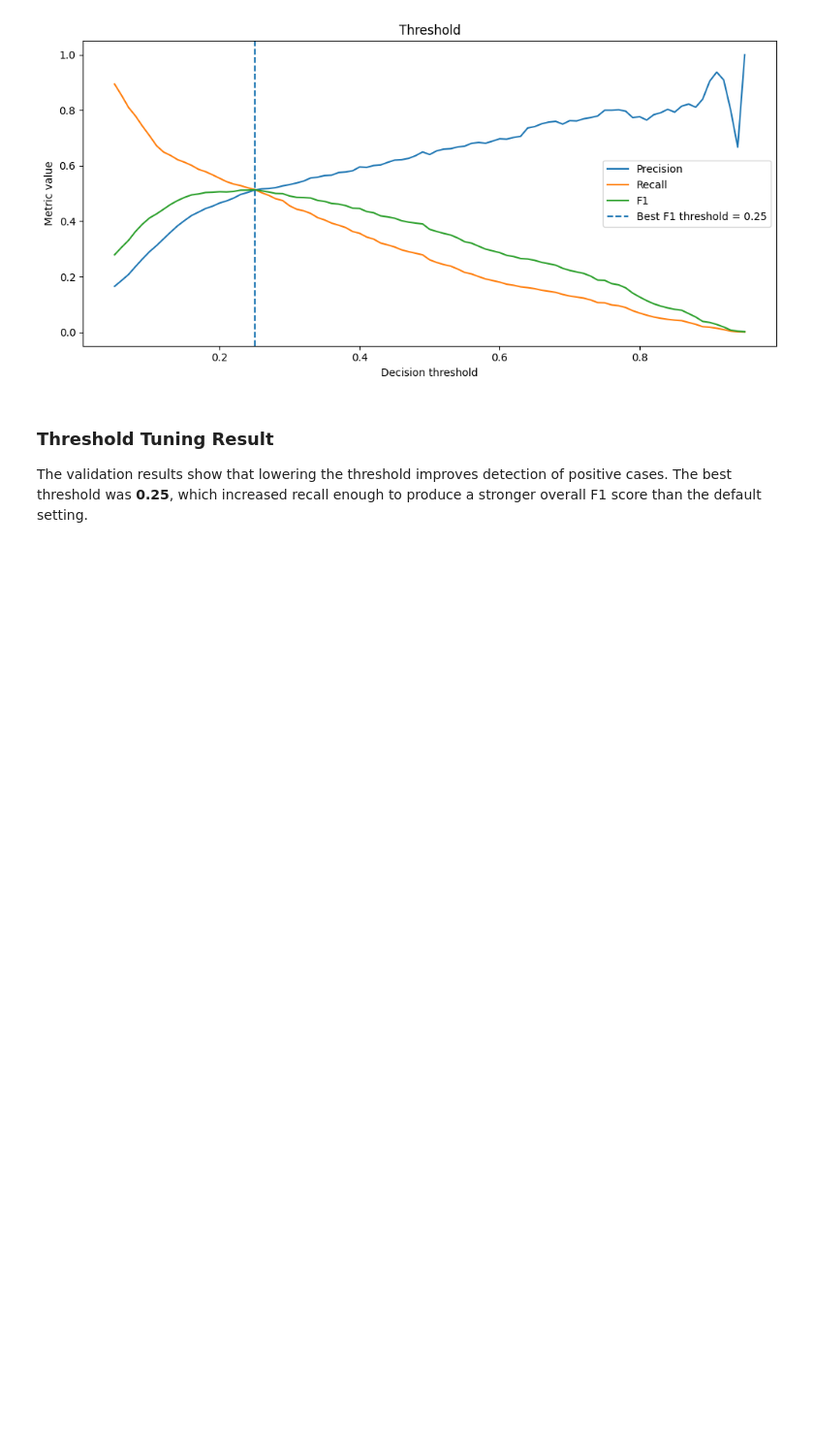
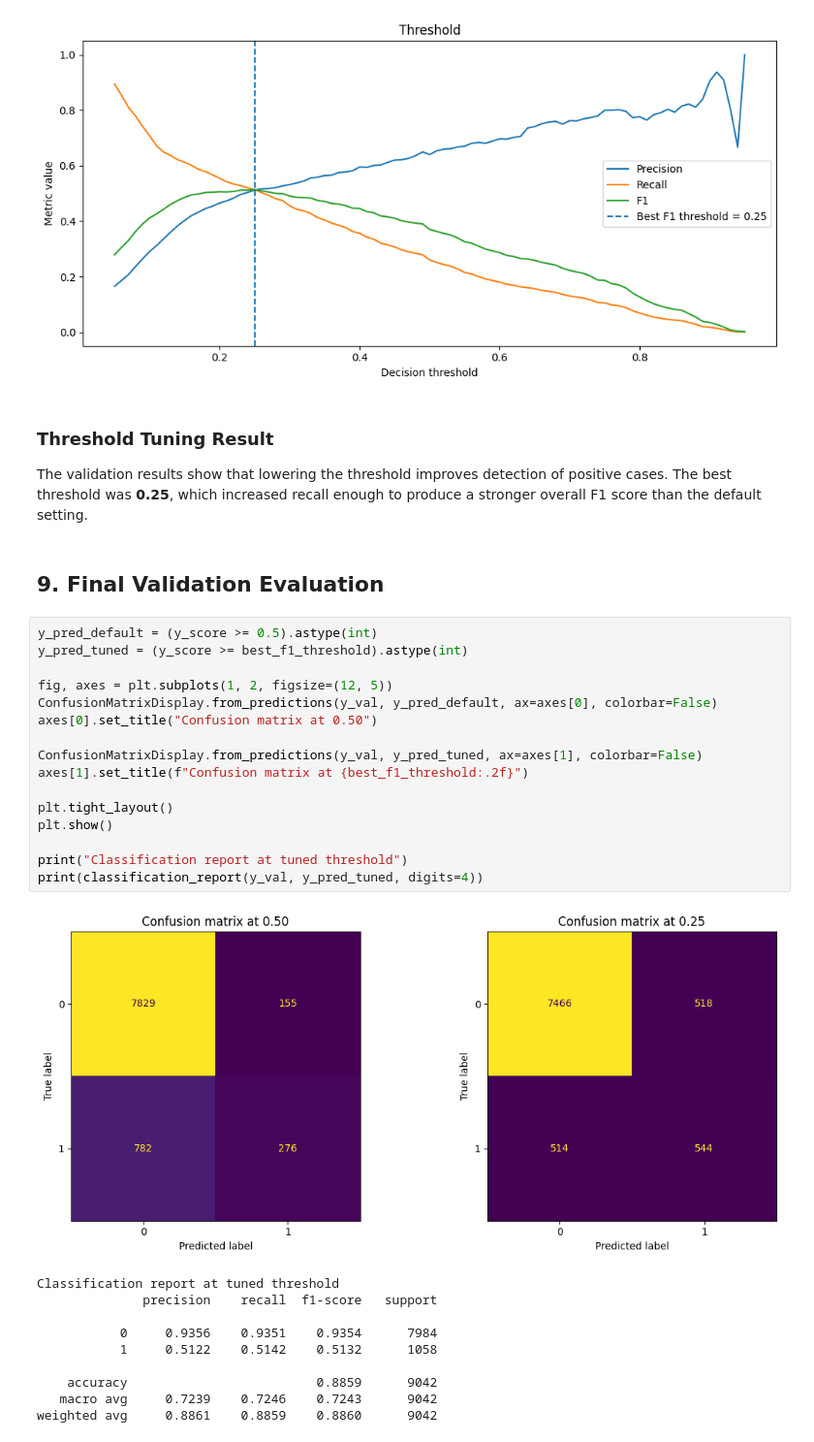
Before and after one commit to HassanHijaze/bank-marketing-subscription-prediction, a Jupyter notebook: notebooks/bank_marketing_prediction.ipynb, the cells around one changed output. Shown at 97% size. Drawn from its saved outputs; the diff is of its cells as text; blank space fills up the shorter version.

Commit message:
Add final validation, comparison table, calibration, ROC, and recall analysis

```diff
--- a/notebooks/bank_marketing_prediction.ipynb
+++ b/notebooks/bank_marketing_prediction.ipynb
@@ -535,3 +538,32 @@ plt.show()
 ### Threshold Tuning Result
 
 The validation results show that lowering the threshold improves detection of positive cases. The best threshold was **0.25**, which increased recall enough to produce a stronger overall F1 score than the default setting.
+# %% [markdown]
+## 9. Final Validation Evaluation
+# %%
+y_pred_default = (y_score >= 0.5).astype(int)
+y_pred_tuned = (y_score >= best_f1_threshold).astype(int)
+
+fig, axes = plt.subplots(1, 2, figsize=(12, 5))
+ConfusionMatrixDisplay.from_predictions(y_val, y_pred_default, ax=axes[0], colorbar=False)
+axes[0].set_title("Confusion matrix at 0.50")
+
+ConfusionMatrixDisplay.from_predictions(y_val, y_pred_tuned, ax=axes[1], colorbar=False)
+axes[1].set_title(f"Confusion matrix at {best_f1_threshold:.2f}")
+
+plt.tight_layout()
+plt.show()
+
+print("Classification report at tuned threshold")
+print(classification_report(y_val, y_pred_tuned, digits=4))
+# %% [output]
+[figure, added]
+Classification report at tuned threshold
+              precision    recall  f1-score   support
+
+           0     0.9356    0.9351    0.9354      7984
+           1     0.5122    0.5142    0.5132      1058
+
+    accuracy                         0.8859      9042
+   macro avg     0.7239    0.7246    0.7243      9042
+weighted avg     0.8861    0.8859    0.8860      9042
```
Also changed, not shown: parts of 12 cells of this notebook, 1 other file.
